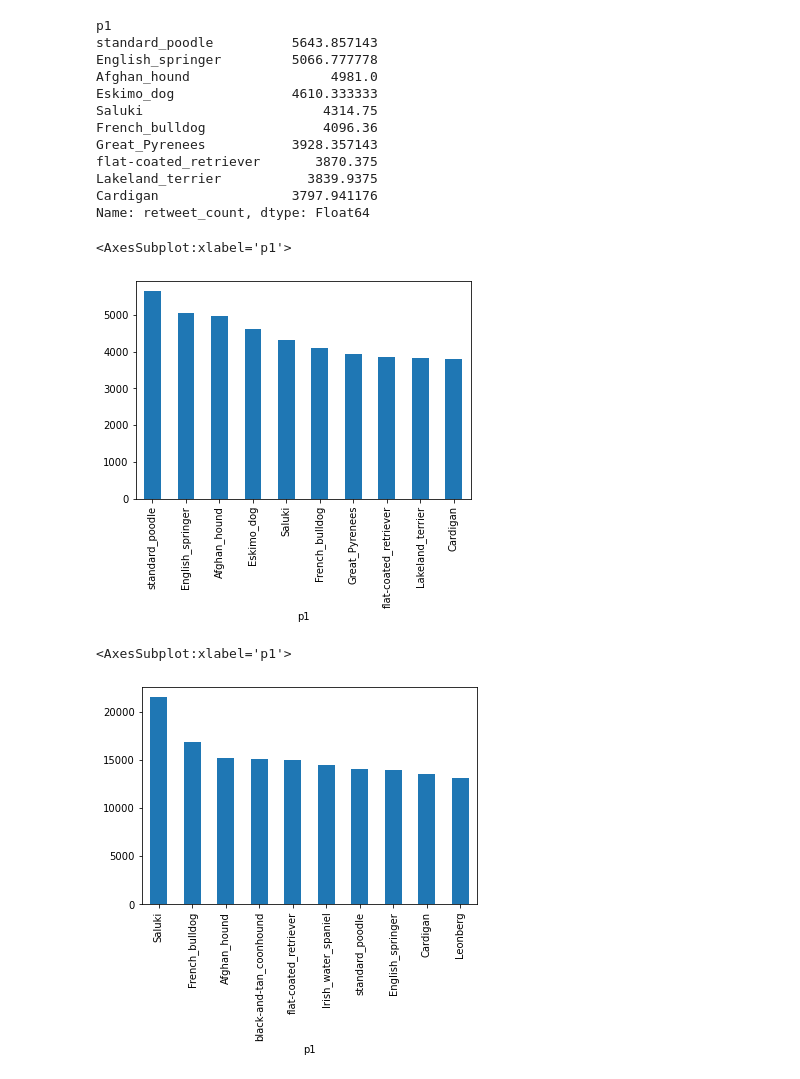
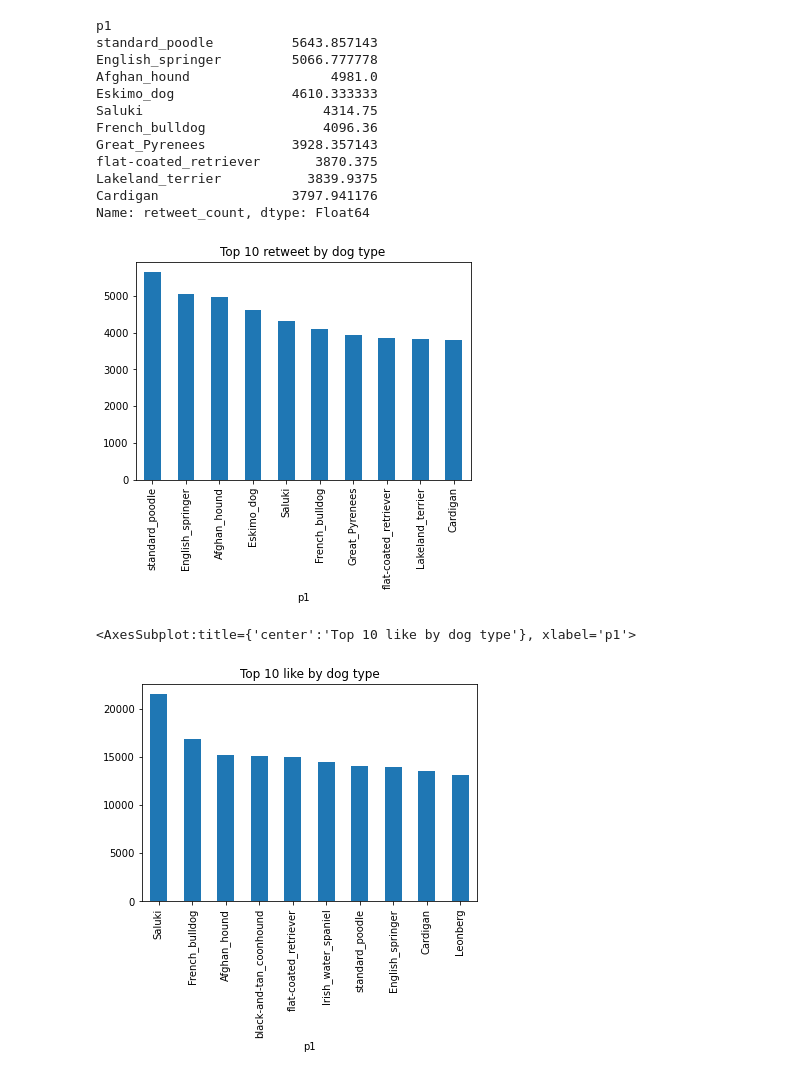
Before and after one commit to tllau/Udacity-Project-4, a Jupyter notebook: wrangle_act.ipynb, the cells around one changed output. Cells and saved outputs as stored; diff of their text form; code cells hidden in the pictures.

```diff
--- a/wrangle_act.ipynb
+++ b/wrangle_act.ipynb
@@ -374,0 +385,4 @@ By reading some of the above tweets, I discovered these tweets indeed mentioned
+# %%
+df_archive_clean.loc[df_archive_clean['tweet_id'].duplicated(keep=False), 'dog_stage']= pd.NA
+df_archive_clean.drop_duplicates(subset=['tweet_id'], keep='first', inplace=True)
+df_archive_clean[df_archive_clean['tweet_id'].duplicated()]
@@ -747,12 +779,11 @@ Lakeland_terrier           3839.9375
 Cardigan                 3797.941176
 Name: retweet_count, dtype: Float64
 # %%
-retweet_mean_by_dog_type.sort_values(ascending=False).head(10).plot(kind='bar')
+retweet_mean_by_dog_type.sort_values(ascending=False).head(10).plot(kind='bar', title='Top 10 retweet by dog type');
 # %% [output]
-<AxesSubplot:xlabel='p1'>
-[figure, old version]
+[figure, new version]
 # %%
-like_mean_by_dog_type.sort_values(ascending=False).head(10).plot(kind='bar')
+like_mean_by_dog_type.sort_values(ascending=False).head(10).plot(kind='bar', title='Top 10 like by dog type')
 # %% [output]
-<AxesSubplot:xlabel='p1'>
+<AxesSubplot:title={'center':'Top 10 like by dog type'}, xlabel='p1'>
-[figure, old version]
+[figure, new version]
```
Also changed, not shown: parts of 27 cells of this notebook.
